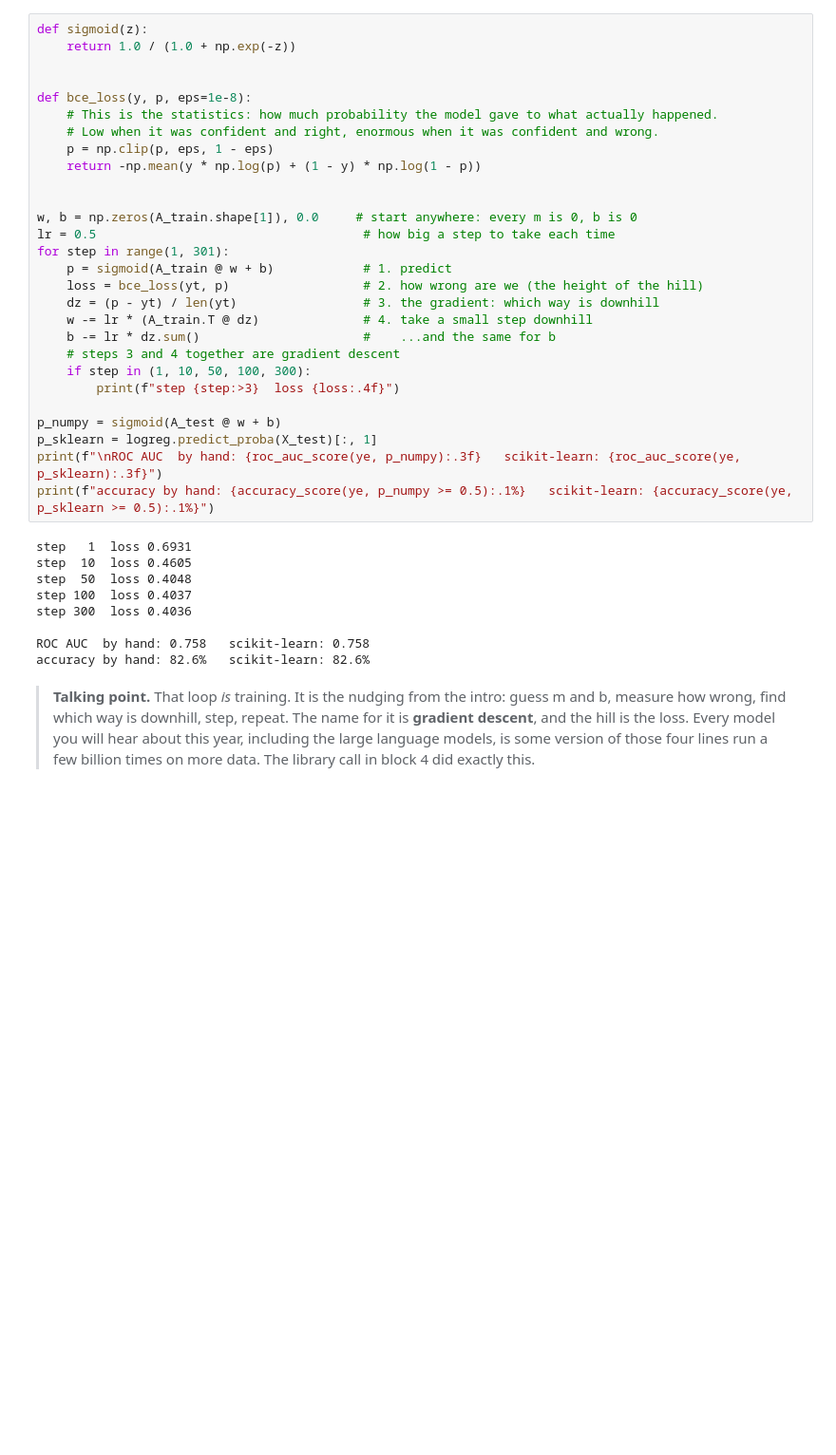
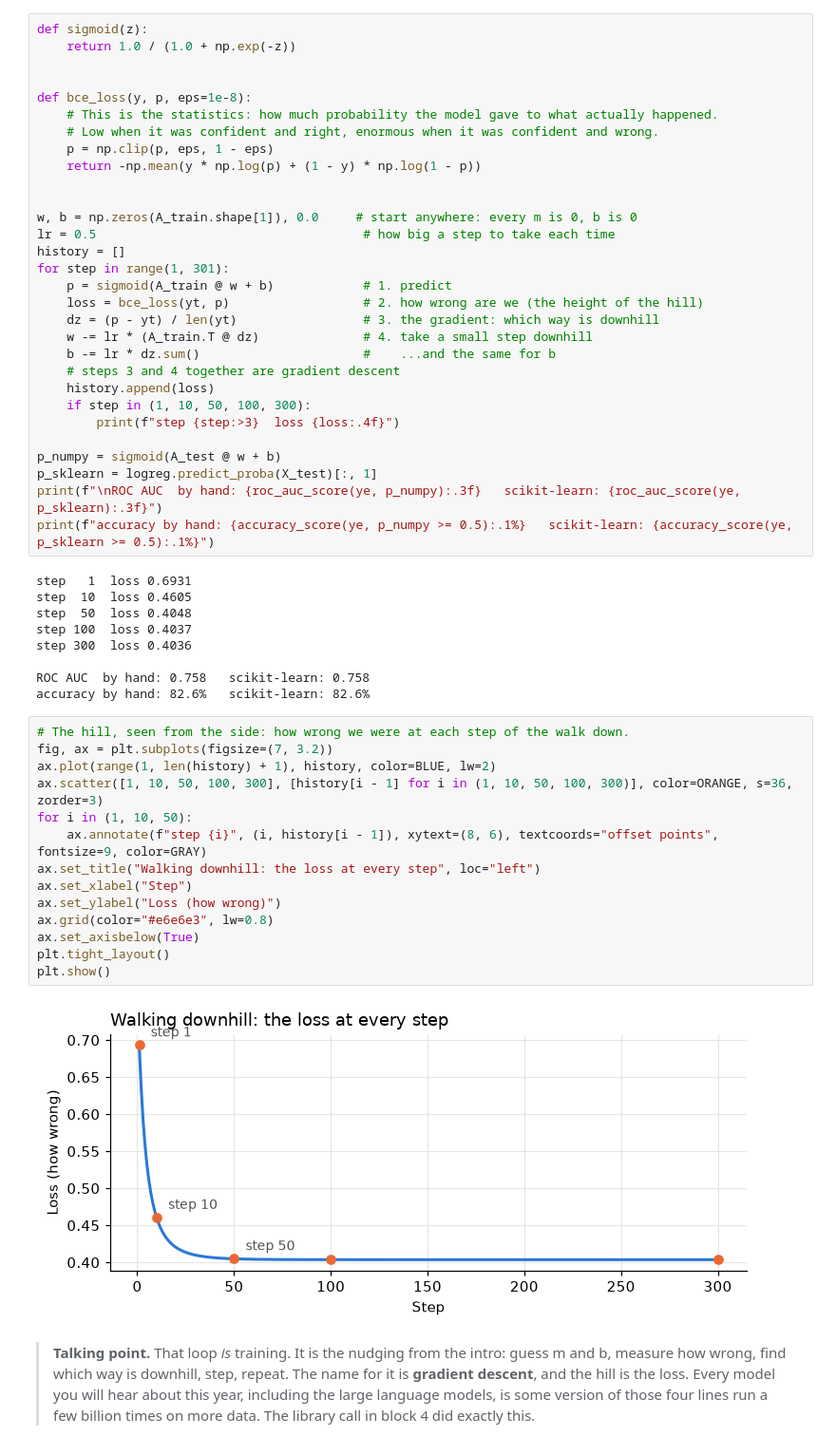
Before and after one commit to andyogah/no-show-ml-demo, a Jupyter notebook: notebooks/backup/no_show_classic_ml_prerun.ipynb, the cells around one changed output. Shown at 95% size. Drawn from its saved outputs; the diff is of its cells as text; blank space fills up the shorter version.

Commit message:
Block 4b: plot the loss falling over the steps, the hill seen from the side

```diff
--- a/notebooks/backup/no_show_classic_ml_prerun.ipynb
+++ b/notebooks/backup/no_show_classic_ml_prerun.ipynb
@@ -403,6 +403,7 @@ def bce_loss(y, p, eps=1e-8):
 
 w, b = np.zeros(A_train.shape[1]), 0.0     # start anywhere: every m is 0, b is 0
 lr = 0.5                                    # how big a step to take each time
+history = []
 for step in range(1, 301):
     p = sigmoid(A_train @ w + b)            # 1. predict
     loss = bce_loss(yt, p)                  # 2. how wrong are we (the height of the hill)
@@ -410,6 +411,7 @@ for step in range(1, 301):
     w -= lr * (A_train.T @ dz)              # 4. take a small step downhill
     b -= lr * dz.sum()                      #    ...and the same for b
     # steps 3 and 4 together are gradient descent
+    history.append(loss)
     if step in (1, 10, 50, 100, 300):
         print(f"step {step:>3}  loss {loss:.4f}")
 
@@ -426,6 +428,22 @@ step 300  loss 0.4036
 
 ROC AUC  by hand: 0.758   scikit-learn: 0.758
 accuracy by hand: 82.6%   scikit-learn: 82.6%
+# %%
+# The hill, seen from the side: how wrong we were at each step of the walk down.
+fig, ax = plt.subplots(figsize=(7, 3.2))
+ax.plot(range(1, len(history) + 1), history, color=BLUE, lw=2)
+ax.scatter([1, 10, 50, 100, 300], [history[i - 1] for i in (1, 10, 50, 100, 300)], color=ORANGE, s=36, zorder=3)
+for i in (1, 10, 50):
+    ax.annotate(f"step {i}", (i, history[i - 1]), xytext=(8, 6), textcoords="offset points", fontsize=9, color=GRAY)
+ax.set_title("Walking downhill: the loss at every step", loc="left")
+ax.set_xlabel("Step")
+ax.set_ylabel("Loss (how wrong)")
+ax.grid(color="#e6e6e3", lw=0.8)
+ax.set_axisbelow(True)
+plt.tight_layout()
+plt.show()
+# %% [output]
+[figure, added]
 # %% [markdown]
 > **Talking point.** That loop *is* training. It is the nudging from the intro: guess m and b,
 > measure how wrong, find which way is downhill, step, repeat. The name for it is **gradient
```
Also changed, not shown: 4 other files.
